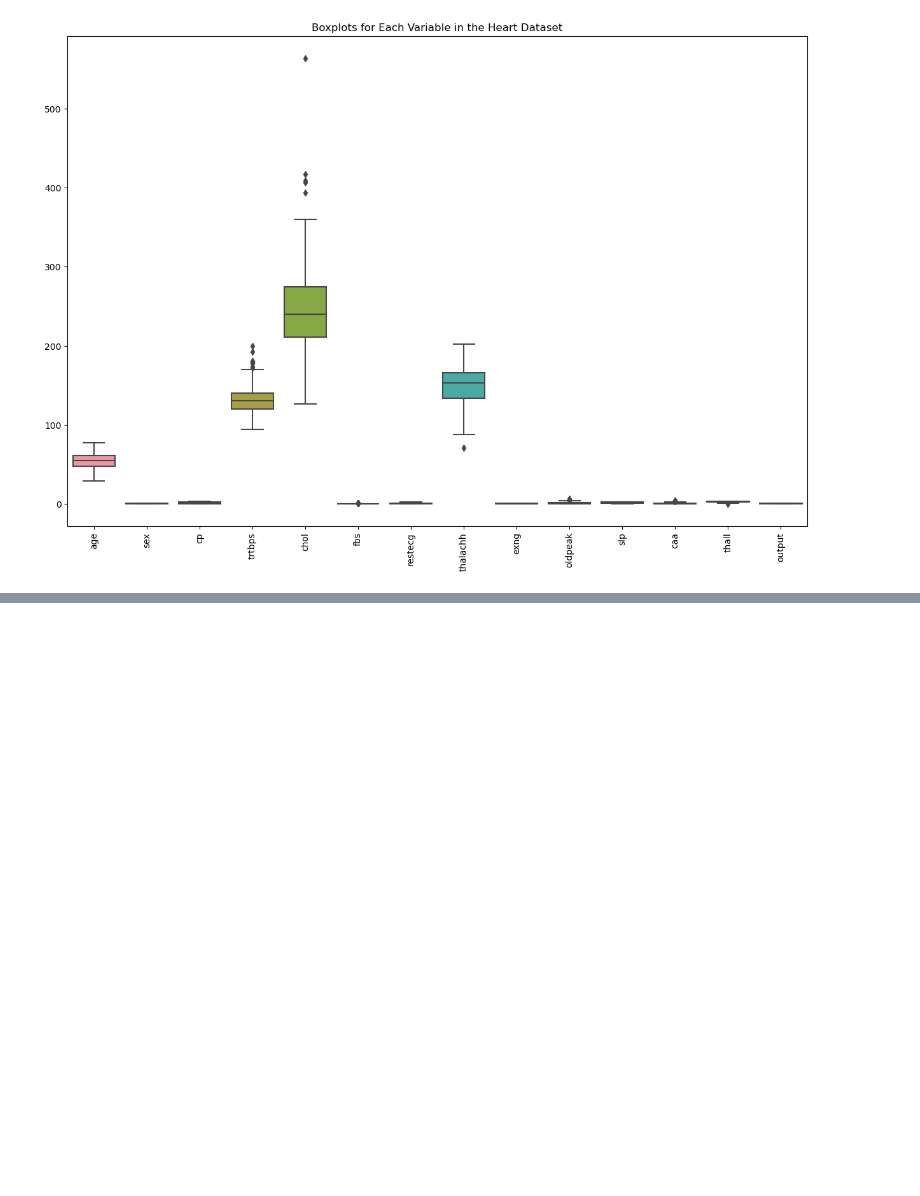
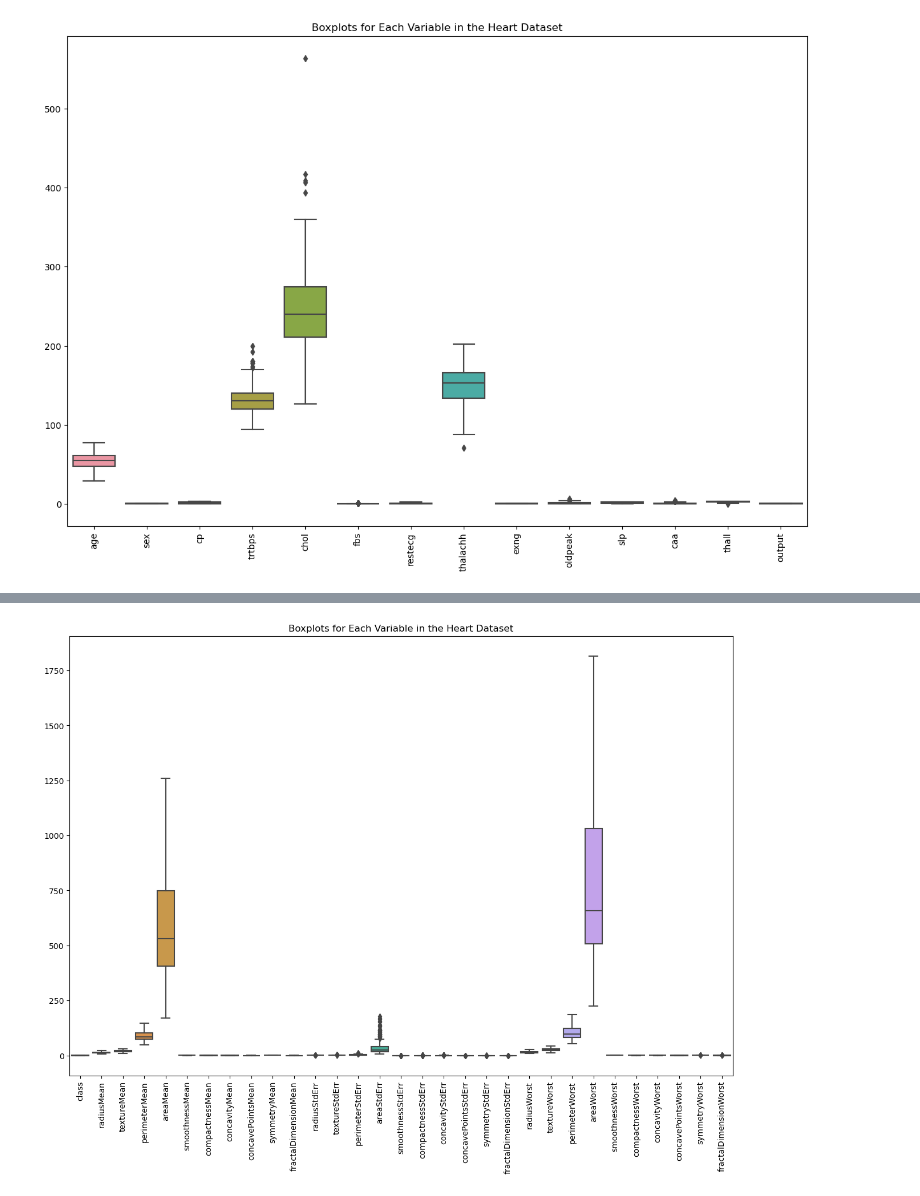
Before and after one commit to milchi03/ML_Project_1, a Jupyter notebook: main.ipynb, the cells around one changed output, grey strips where cells are left out. Saved outputs shown, nothing was run; the diff lists cells and outputs as text; code cells hidden in the pictures; blank space fills up the shorter version.

```diff
--- a/main.ipynb
+++ b/main.ipynb
@@ -114,0 +221,26 @@ heart = pd.read_csv("data\heart.csv", sep=',')
+# %%
+import numpy as np
+
+# Define outlier capping function
+def cap_outliers(df, col, factor=1.5):
+    Q1 = df[col].quantile(0.25)
+    Q3 = df[col].quantile(0.75)
+    IQR = Q3 - Q1
+    lower_bound = Q1 - factor * IQR
+    upper_bound = Q3 + factor * IQR
+    df[col] = np.where(df[col] > upper_bound, upper_bound,
+                       np.where(df[col] < lower_bound, lower_bound, df[col]))
+
+# For simplicity, we're treating these as separate categories
+cap_columns = ['radiusMean', 'textureMean', 'perimeterMean', 'areaMean', 'smoothnessMean', 'compactnessMean', 'concavityMean', 'concavePointsMean', 'symmetryMean', 'fractalDimensionMean', 'radiusWorst', 'textureWorst', 'perimeterWorst', 'areaWorst', 'smoothnessWorst', 'compactnessWorst', 'concavityWorst']
+for col in cap_columns:
+    cap_outliers(breast_cancer, col)
+
+#visualize outliers
+plt.figure(figsize=(15, 10))
+sns.boxplot(data=breast_cancer)
+plt.xticks(rotation=90)
+plt.title("Boxplots for Each Variable in the Heart Dataset")
+plt.show()
+# %% [output]
+[figure, added]
```
Also changed, not shown: parts of 18 cells of this notebook.
